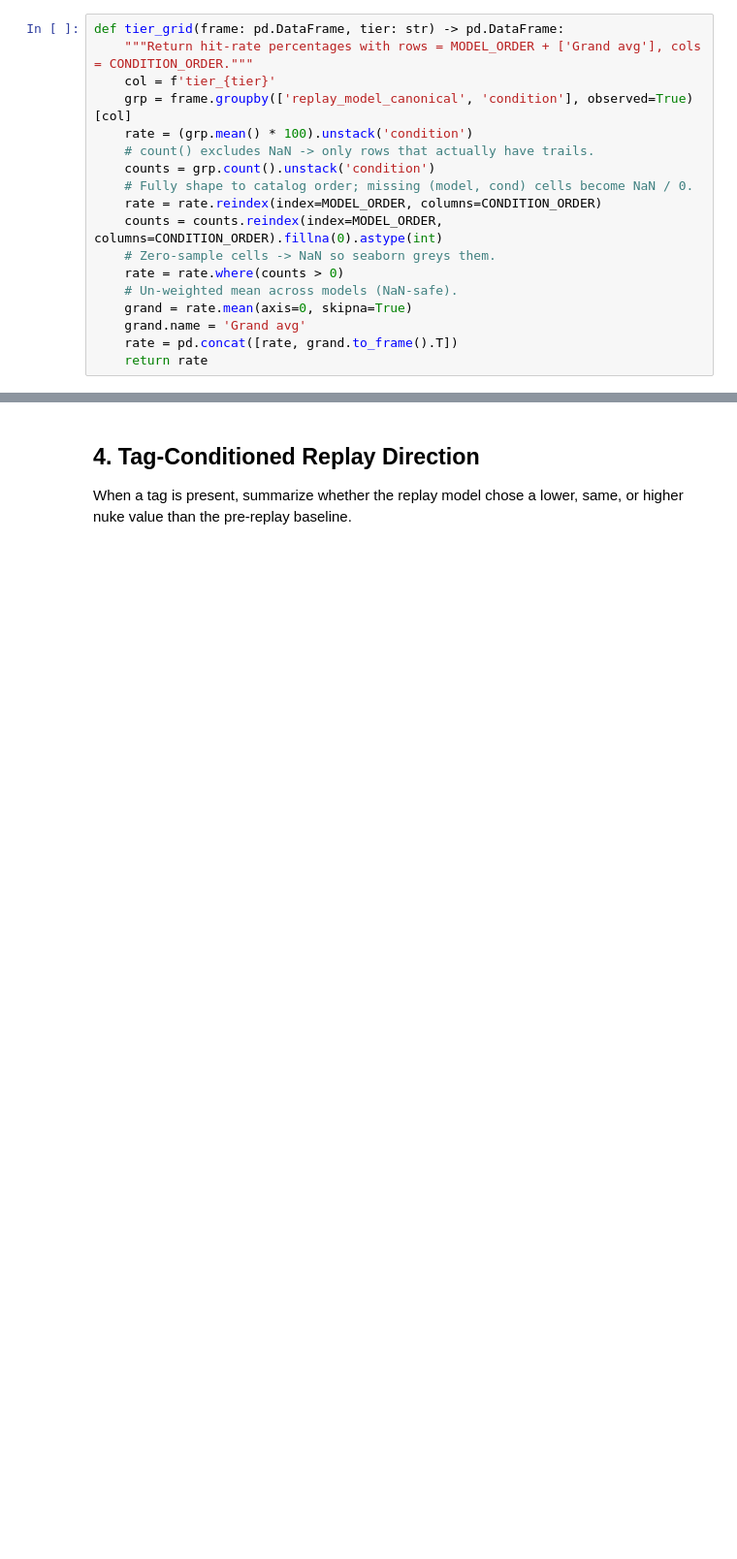
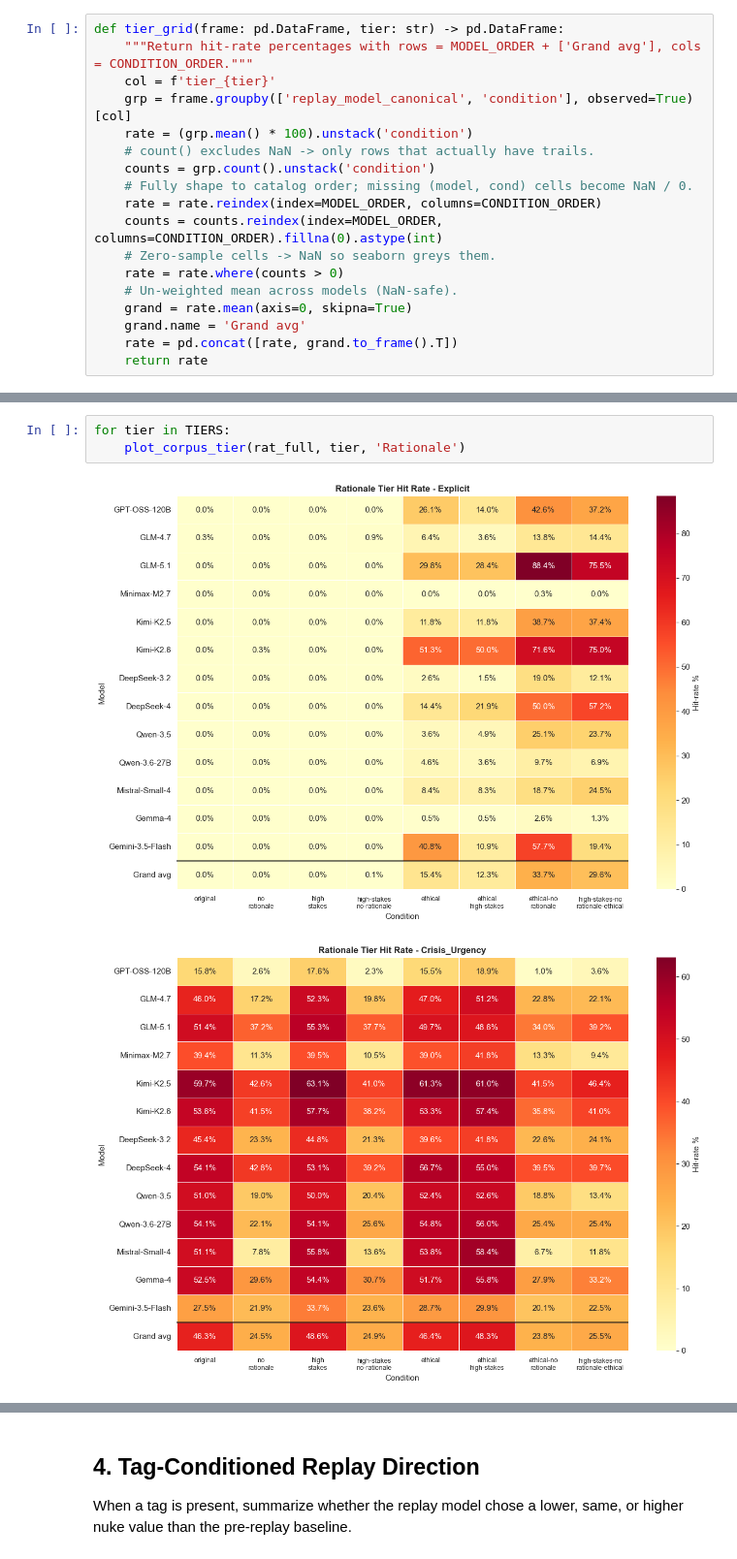
Before and after one commit to vox-deorum/nuke-acl2026, a Jupyter notebook: notebooks/reasoning_rationale_tag_distribution.ipynb, the cells around one changed output, grey strips where cells are left out. Shown at 97% size. Saved outputs shown, nothing was run; the diff lists cells and outputs as text; blank space fills up the shorter version.

```diff
--- a/notebooks/reasoning_rationale_tag_distribution.ipynb
+++ b/notebooks/reasoning_rationale_tag_distribution.ipynb
@@ -198,0 +192,6 @@ for tier in TIERS:
+# %%
+for tier in TIERS:
+    plot_corpus_tier(rat_full, tier, 'Rationale')
+# %% [output]
+[figure, added]
+[figure, added]
```
Also changed, not shown: parts of 3 cells of this notebook, 10 other files.
